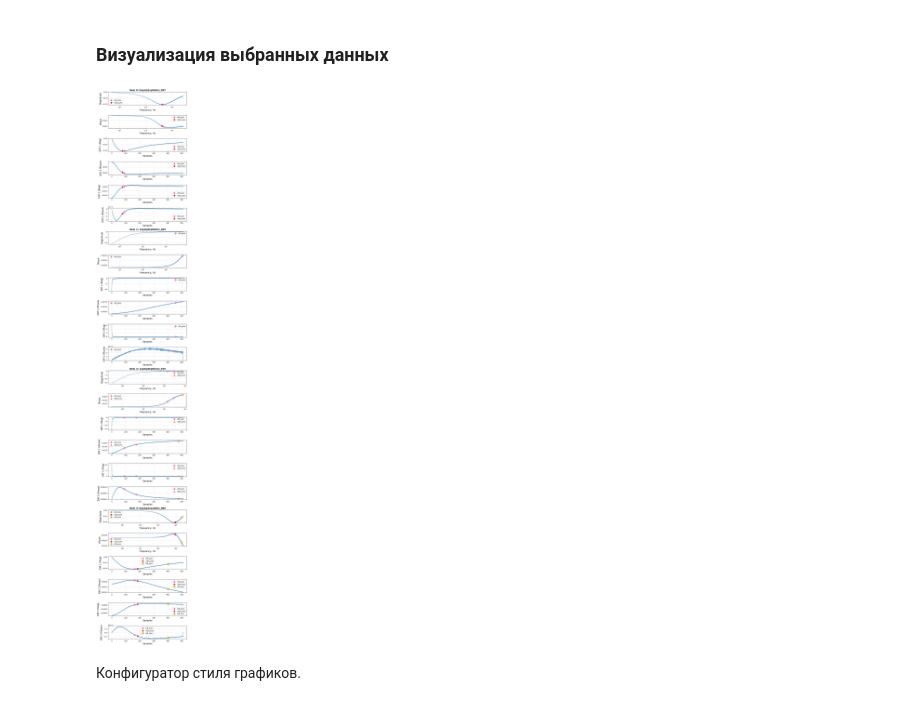
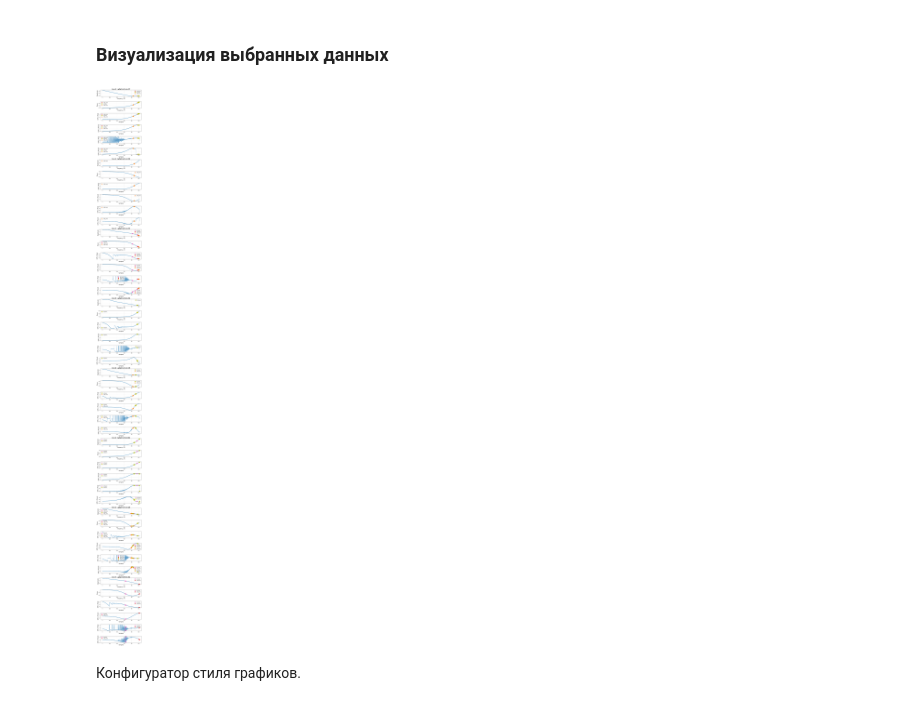
Before and after one commit to romangorbunov91/zeros-poles-masks, a Jupyter notebook: debug_notebook.ipynb, the cells around one changed output. Drawn from its saved outputs; the diff is of its cells as text; code cells hidden in the pictures.

```diff
--- a/debug_notebook.ipynb
+++ b/debug_notebook.ipynb
@@ -18,7 +64,7 @@ CUDA is not available. PyTorch is using CPU.
 Пути к каталогам.
 # %%
 config_dir = Path("./config/")
-dataset_dir = Path('./zeros-poles-dataset/')
+dataset_dir = Path('./zeros-poles-dataset_Nzp1/')
 # %% [markdown]
 Загрузка файла конфигурации.
 # %%
@@ -109,15 +155,15 @@ PLOT_CONFIG = {
         {
             'ylabel': 'Magnitude',
             'xlabel': 'Frequency, Hz',
-            'xscale': 'log',
-            'arg_key': 'freq',
+            'xscale': 'linear',
+            'arg_key': 'samples',
             'data_key': 'mag'
         },
         {
             'ylabel': 'Phase',
             'xlabel': 'Frequency, Hz',
-            'xscale': 'log',
-            'arg_key': 'freq',
+            'xscale': 'linear',
+            'arg_key': 'samples',
             'data_key': 'ph'
         },
         {
@@ -156,21 +202,22 @@ PLOT_CONFIG = {
         {'label': 'right_zero', 'color': '#ff7f0e', 'marker': '^'},
     ]
 }
+# %%
+dataset = ZerosPolesDataset(
+    dataset_dir=dataset_dir,
+    split=configer['split'],
+    mask_halfwindow=5,
+    samples=samples
+)
 # %%
-dataset = ZerosPolesDataset(
-    dataset_dir = dataset_dir,
-    split = configer['split'],
-    samples=samples
-)
-
 plot_responses(
     dataset_to_plot=dataset,
     samples_list=samples,
-    N_plot_samples=4,
+    N_plot_samples=8,
     plot_config=PLOT_CONFIG,
     save_path=Path('./readme_img/dataset_samples.png'))
 # %% [output]
-[figure, old version]
+[figure, new version]
 # %%
 from utils.plot_functions import plot_frequency_responses
 # %% [markdown]
```
Also changed, not shown: parts of 7 cells of this notebook, 1 other file.
